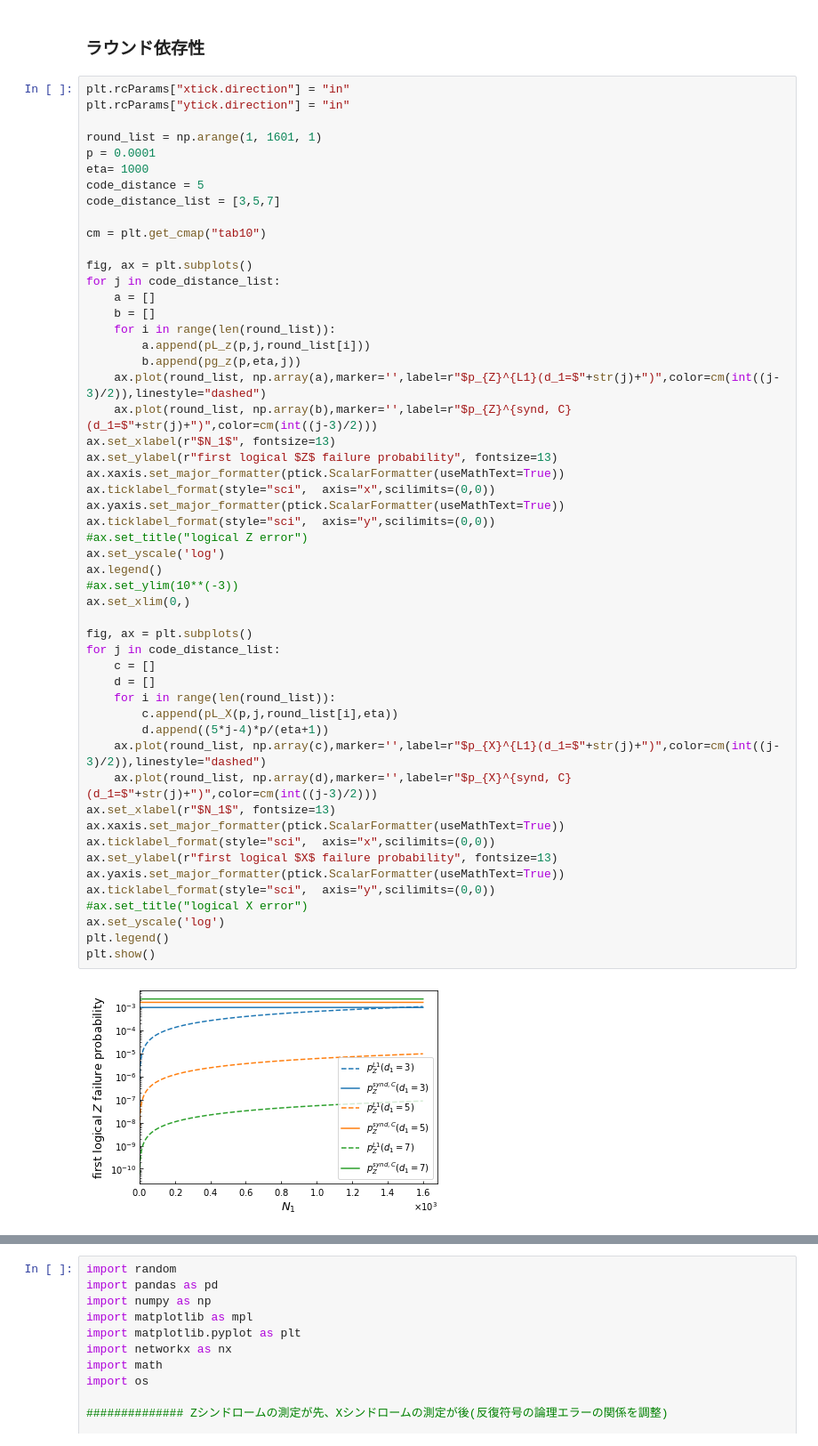
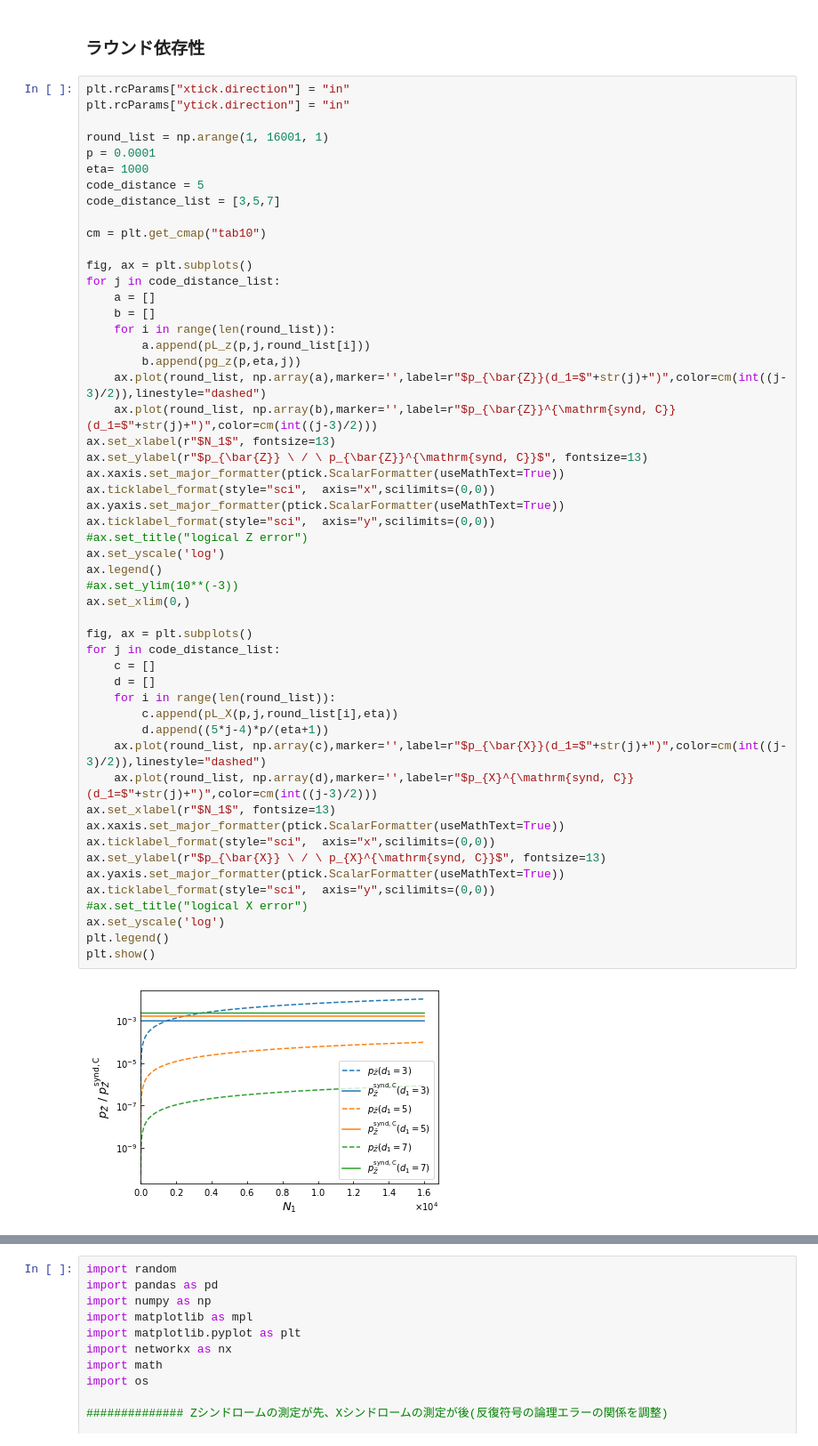
Before and after one commit to kono0924/Fujii-lab, a Jupyter notebook: surface_realistic/realistic_single_round/sample.ipynb, the cells around one changed output, grey strips where cells are left out. Shown at 89% size. Saved outputs shown, nothing was run; the diff lists cells and outputs as text.

```diff
--- a/surface_realistic/realistic_single_round/sample.ipynb
+++ b/surface_realistic/realistic_single_round/sample.ipynb
@@ -1039,7 +1039,7 @@ print(b)
 plt.rcParams["xtick.direction"] = "in"
 plt.rcParams["ytick.direction"] = "in"
 
-round_list = np.arange(1, 1601, 1)
+round_list = np.arange(1, 16001, 1)
 p = 0.0001
 eta= 1000
 code_distance = 5
@@ -1054,38 +1054,38 @@ for j in code_distance_list:
     for i in range(len(round_list)):
         a.append(pL_z(p,j,round_list[i]))
         b.append(pg_z(p,eta,j))
-    ax.plot(round_list, np.array(a),marker='',label=r"$p_{Z}^{L1}(d_1=$"+str(j)+")",color=cm(int((j-3)/2)),linestyle="dashed")
-    ax.plot(round_list, np.array(b),marker='',label=r"$p_{Z}^{synd, C}(d_1=$"+str(j)+")",color=cm(int((j-3)/2)))
+    ax.plot(round_list, np.array(a),marker='',label=r"$p_{\bar{Z}}(d_1=$"+str(j)+")",color=cm(int((j-3)/2)),linestyle="dashed")
+    ax.plot(round_list, np.array(b),marker='',label=r"$p_{\bar{Z}}^{\mathrm{synd, C}}(d_1=$"+str(j)+")",color=cm(int((j-3)/2)))
 ax.set_xlabel(r"$N_1$", fontsize=13)
-ax.set_ylabel(r"first logical $Z$ failure probability", fontsize=13)
+ax.set_ylabel(r"$p_{\bar{Z}} \ / \ p_{\bar{Z}}^{\mathrm{synd, C}}$", fontsize=13)
 ax.xaxis.set_major_formatter(ptick.ScalarFormatter(useMathText=True))
 ax.ticklabel_format(style="sci",  axis="x",scilimits=(0,0))
 ax.yaxis.set_major_formatter(ptick.ScalarFormatter(useMathText=True))
 ax.ticklabel_format(style="sci",  axis="y",scilimits=(0,0))
 #ax.set_title("logical Z error")
 ax.set_yscale('log')
 ax.legend()
 #ax.set_ylim(10**(-3))
 ax.set_xlim(0,)
 
 fig, ax = plt.subplots()
 for j in code_distance_list:
     c = []
     d = []
     for i in range(len(round_list)):
         c.append(pL_X(p,j,round_list[i],eta))
         d.append((5*j-4)*p/(eta+1))
-    ax.plot(round_list, np.array(c),marker='',label=r"$p_{X}^{L1}(d_1=$"+str(j)+")",color=cm(int((j-3)/2)),linestyle="dashed")
-    ax.plot(round_list, np.array(d),marker='',label=r"$p_{X}^{synd, C}(d_1=$"+str(j)+")",color=cm(int((j-3)/2)))
+    ax.plot(round_list, np.array(c),marker='',label=r"$p_{\bar{X}}(d_1=$"+str(j)+")",color=cm(int((j-3)/2)),linestyle="dashed")
+    ax.plot(round_list, np.array(d),marker='',label=r"$p_{X}^{\mathrm{synd, C}}(d_1=$"+str(j)+")",color=cm(int((j-3)/2)))
 ax.set_xlabel(r"$N_1$", fontsize=13)
 ax.xaxis.set_major_formatter(ptick.ScalarFormatter(useMathText=True))
 ax.ticklabel_format(style="sci",  axis="x",scilimits=(0,0))
-ax.set_ylabel(r"first logical $X$ failure probability", fontsize=13)
+ax.set_ylabel(r"$p_{\bar{X}} \ / \ p_{X}^{\mathrm{synd, C}}$", fontsize=13)
 ax.yaxis.set_major_formatter(ptick.ScalarFormatter(useMathText=True))
 ax.ticklabel_format(style="sci",  axis="y",scilimits=(0,0))
 #ax.set_title("logical X error")
 ax.set_yscale('log')
 plt.legend()
 plt.show()
 # %% [output]
-[figure, old version]
+[figure, new version]
```
Also changed, not shown: parts of 1 cell of this notebook, 7 other files.
